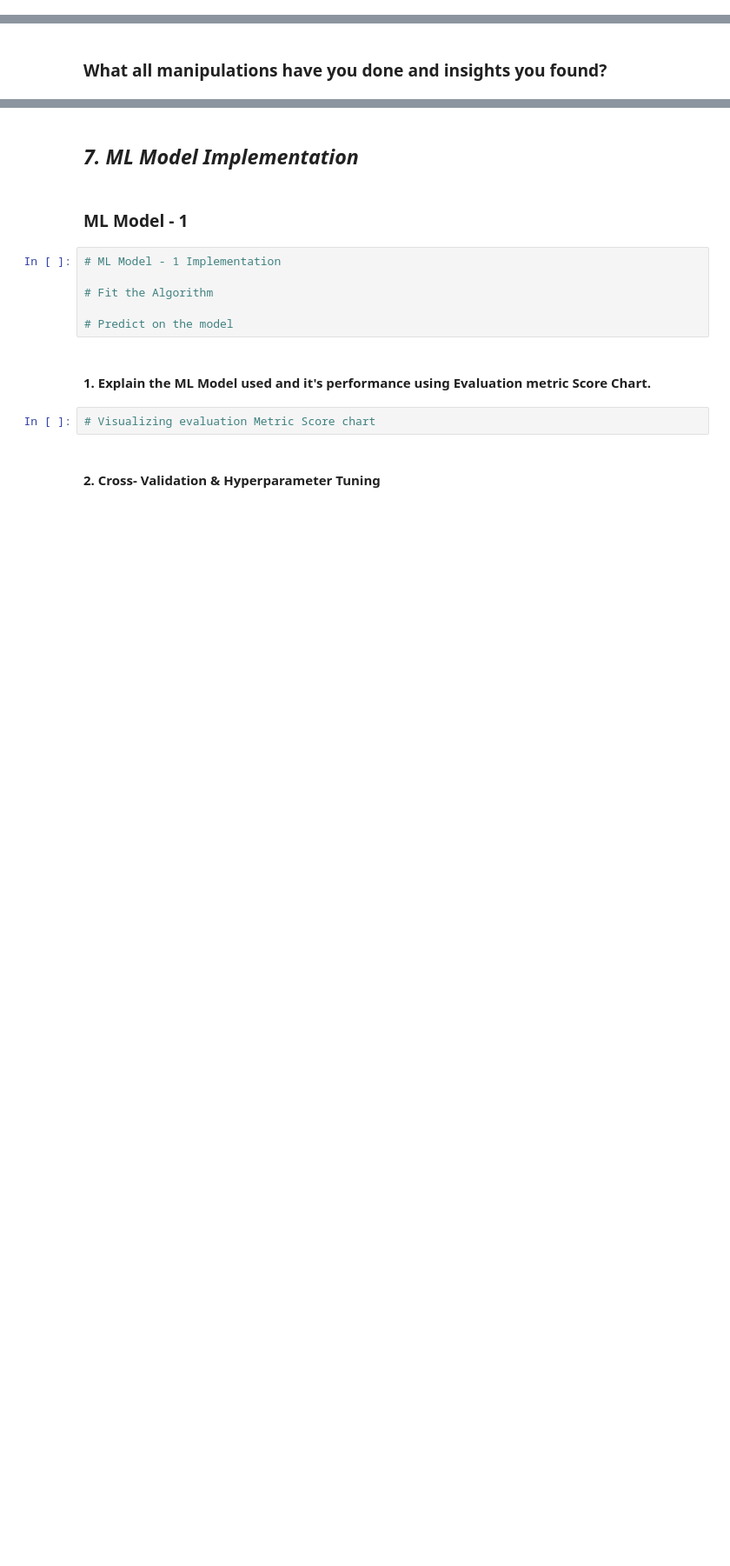
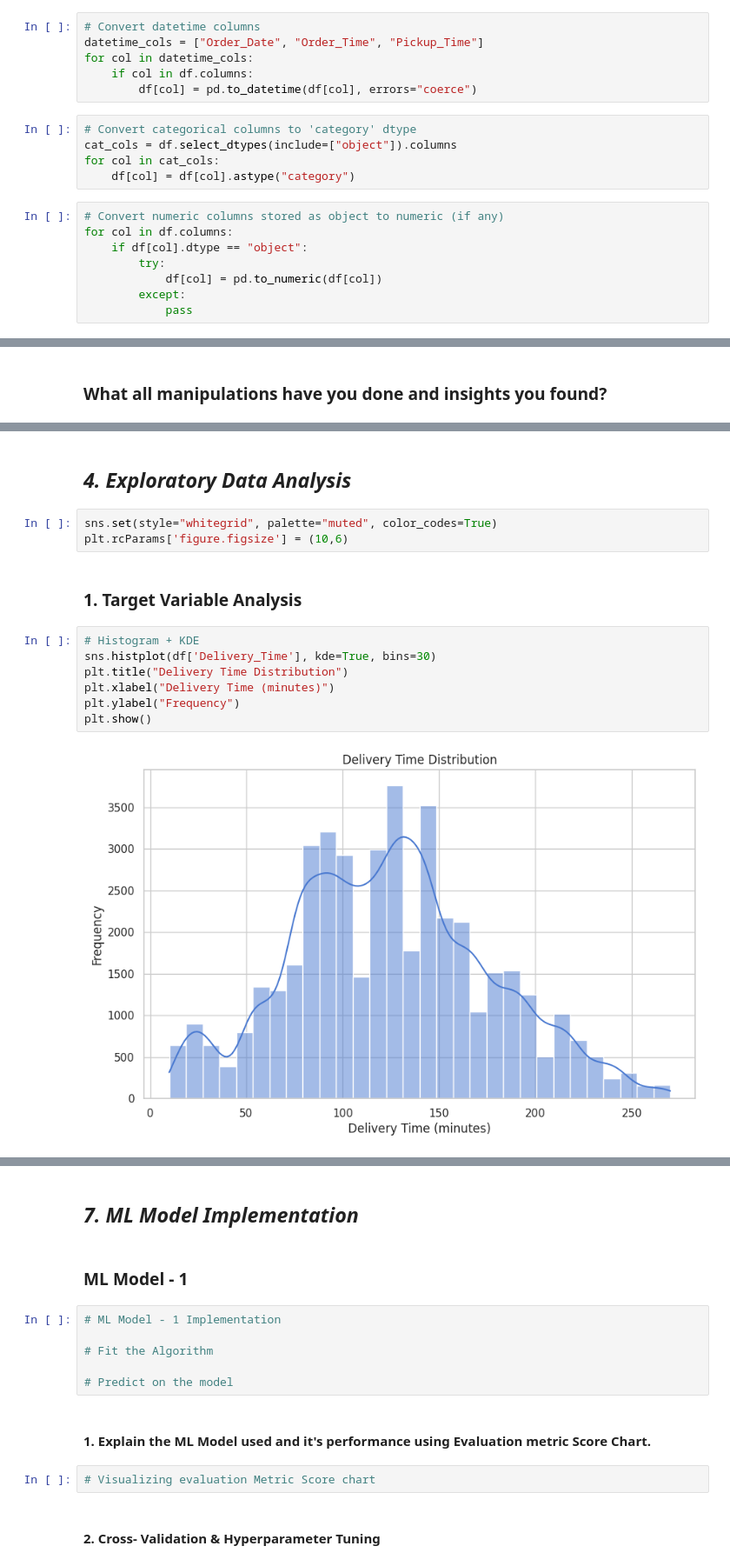
Before and after one commit to Jan2309jr/Amazon-Delivery-Time-Prediction, a Jupyter notebook: Amazon_Delivery_Time_Prediction.ipynb, the cells around one changed output, grey strips where cells are left out. Shown at 87% size. Saved outputs shown, nothing was run; the diff lists cells and outputs as text; blank space fills up the shorter version.

```diff
--- a/Amazon_Delivery_Time_Prediction.ipynb
+++ b/Amazon_Delivery_Time_Prediction.ipynb
@@ -237,0 +253,19 @@ dtype: int64
+# %%
+# Convert datetime columns
+datetime_cols = ["Order_Date", "Order_Time", "Pickup_Time"]
+for col in datetime_cols:
+    if col in df.columns:
+        df[col] = pd.to_datetime(df[col], errors="coerce")
+# %%
+# Convert categorical columns to 'category' dtype
+cat_cols = df.select_dtypes(include=["object"]).columns
+for col in cat_cols:
+    df[col] = df[col].astype("category")
+# %%
+# Convert numeric columns stored as object to numeric (if any)
+for col in df.columns:
+    if df[col].dtype == "object":
+        try:
+            df[col] = pd.to_numeric(df[col])
+        except:
+            pass
@@ -689,0 +350,16 @@ Answer Here.
+# %% [markdown]
+## ***4. Exploratory Data Analysis***
+# %%
+sns.set(style="whitegrid", palette="muted", color_codes=True)
+plt.rcParams['figure.figsize'] = (10,6)
+# %% [markdown]
+### 1. Target Variable Analysis
+# %%
+# Histogram + KDE
+sns.histplot(df['Delivery_Time'], kde=True, bins=30)
+plt.title("Delivery Time Distribution")
+plt.xlabel("Delivery Time (minutes)")
+plt.ylabel("Frequency")
+plt.show()
+# %% [output]
+[figure, added]
```
Also changed, not shown: parts of 270 cells of this notebook.
